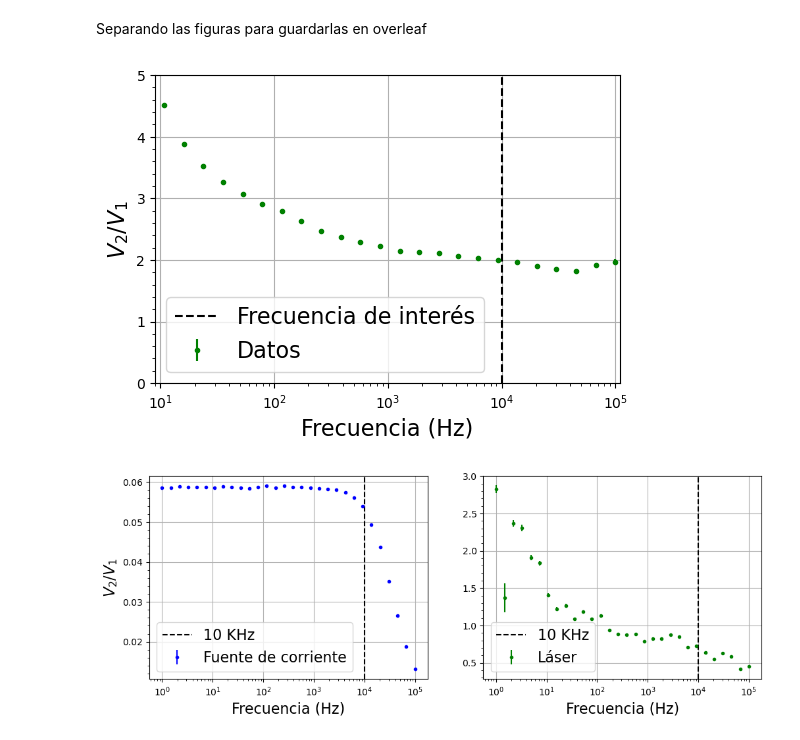
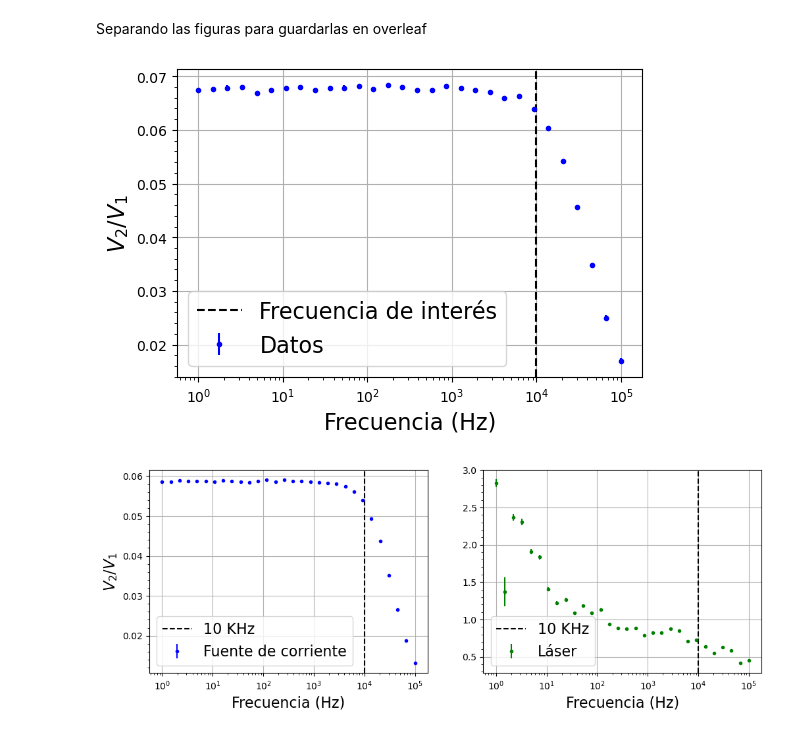
Before and after one commit to DelManuel/Magnetometro-optico, a Jupyter notebook: códigos/analisis_barrido_frecuencia.ipynb, the cells around one changed output. Drawn from its saved outputs; the diff is of its cells as text; code cells hidden in the pictures.

```diff
--- a/códigos/analisis_barrido_frecuencia.ipynb
+++ b/códigos/analisis_barrido_frecuencia.ipynb
@@ -148,41 +172,40 @@ plt.show()
 # %% [markdown]
 Separando las figuras para guardarlas en overleaf
 # %%
-i = 1
 fig, ax = plt.subplots(nrows = 1,ncols = 1, figsize=(6,4))
-file_name = f"../mediciones/D.D/{carpetas[i]}/Barrido sinusoidal {fechas[i]}.pickle"
+file_name = f"../mediciones/D.D/Fuente de corriente/San Damian/Barrido sinusoidal.pickle"
 f, t1, V1, t2, V2, amp1, amp2, amp1_err, amp2_err= cargar_datos(file_name)
 amp1, amp1_err = ajustar_sinusoidales(t1, V1, f, graficar = False)
 # print("cambié de medicion")
 amp2, amp2_err = ajustar_sinusoidales(t2, V2, f, graficar = False)
 T = amp2/amp1
 T_err = T*np.sqrt((amp1_err/amp1)**2+(amp2_err/amp2)**2)
 
 y_min_lim = 0
 
-ax.errorbar(f, T, yerr = T_err, label= "Datos", color = f"{colors[i]}", fmt = ".")
+ax.errorbar(f, T, yerr = T_err, label= "Datos", color = "b", fmt = ".")
 # ax.hlines(max(T)*0.7, xmin = 1, xmax =10e4, ls = "--", color = "k")
 if i == 0:
 
     y_max_lim = 0.07
 
 else:
     y_max_lim = 5
 
 
-ax.set_ylim(y_min_lim,y_max_lim)
+# ax.set_ylim(y_min_lim,y_max_lim)
 ax.axvline(10000, ymin = 0, ymax = 1, ls = "--", label = "Frecuencia de interés", c = "k")
 
-ax.set_xlim(10-1, max(f)+10000)
+# ax.set_xlim(10-1, max(f)+10000)
 ax.set_xlabel('Frecuencia (Hz)')
 ax.set_ylabel('$V_2/V_1$')
 ax.set_xscale("log")
 ax.legend(loc = "lower left")
 labels_savefig = ["Fuente de corriente", "Láser"]
-plt.savefig(f'../imagenes/{labels_savefig[i]}/Frecuencia {labels_savefig[i]}.svg')
+# plt.savefig(f'../imagenes/{labels_savefig[i]}/Frecuencia {labels_savefig[i]}.svg')
 plt.show()
 # %% [output]
-[figure, old version]
+[figure, new version]
 # %%
 carpetas = ["Fuente de corriente", "Tiempo de respuesta del laser"] # La R del fotodiodo era de 50 Ohm para las que no se aclara
 fechas = ["02-06", "12-06 2"]
```
Also changed, not shown: parts of 3 cells of this notebook, 21 other files.
